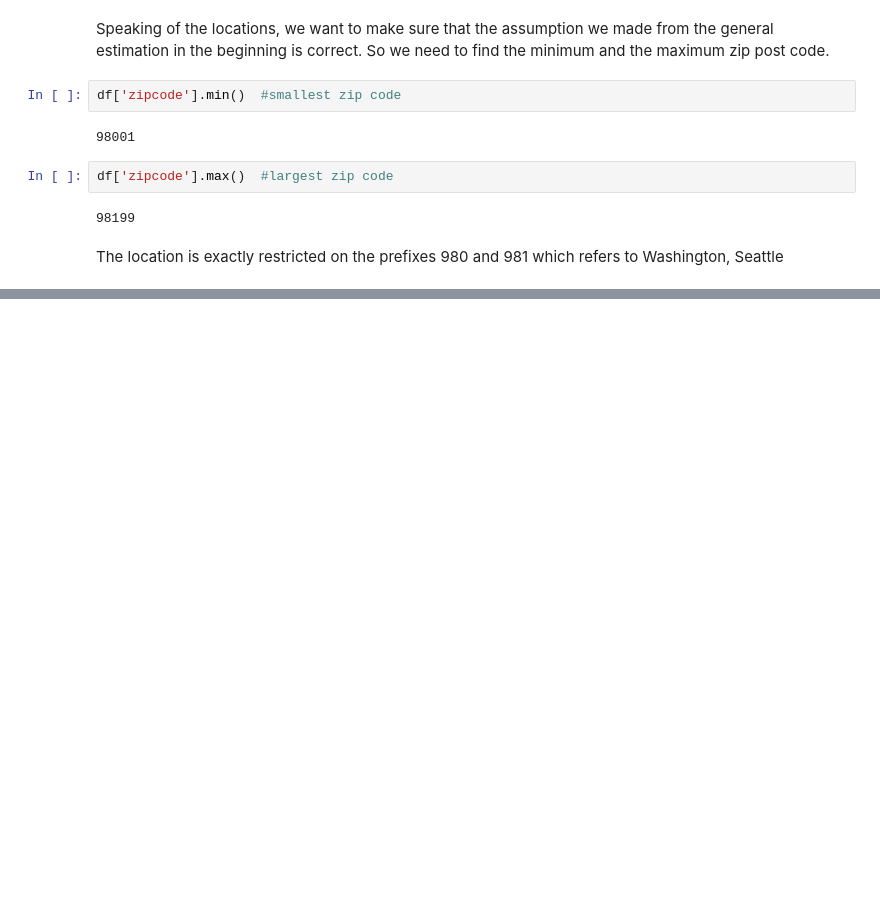
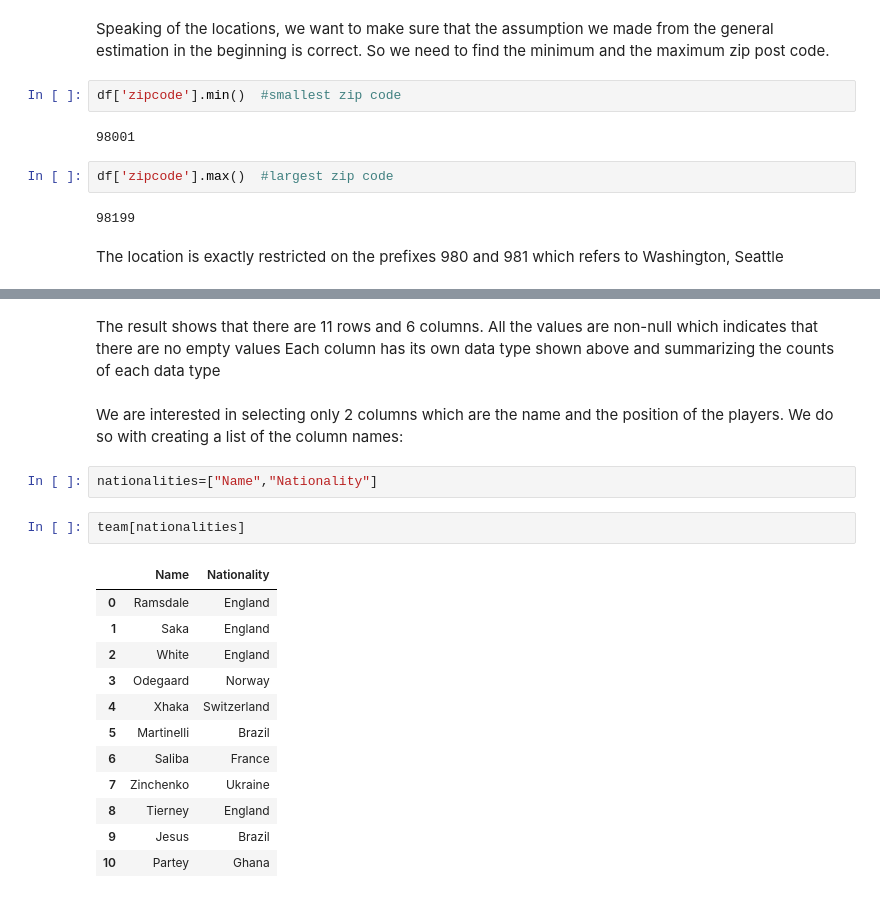
Before and after one commit to georges-saade/pandas_assignment_1, a Jupyter notebook: main.ipynb, the cells around one changed output, grey strips where cells are left out. Drawn from its saved outputs; the diff is of its cells as text; blank space fills up the shorter version.

```diff
--- a/main.ipynb
+++ b/main.ipynb
@@ -219,0 +297,23 @@ The location is exactly restricted on the prefixes 980 and 981 which refers to W
+# %% [markdown]
+The result shows that there are 11 rows and 6 columns.
+All the values are non-null which indicates that there are no empty values
+Each column has its own data type shown above and summarizing the counts of each data type
+# %% [markdown]
+We are interested in selecting only 2 columns which are the name and the position of the players. We do so with creating a list of the column names:
+# %%
+nationalities=["Name","Nationality"]
+# %%
+team[nationalities]
+# %% [output]
+|  | Name | Nationality |
+| 0 | Ramsdale | England |
+| 1 | Saka | England |
+| 2 | White | England |
+| 3 | Odegaard | Norway |
+| 4 | Xhaka | Switzerland |
+| 5 | Martinelli | Brazil |
+| 6 | Saliba | France |
+| 7 | Zinchenko | Ukraine |
+| 8 | Tierney | England |
+| 9 | Jesus | Brazil |
+| 10 | Partey | Ghana |
```
Also changed, not shown: parts of 31 cells of this notebook, 1 other file.
